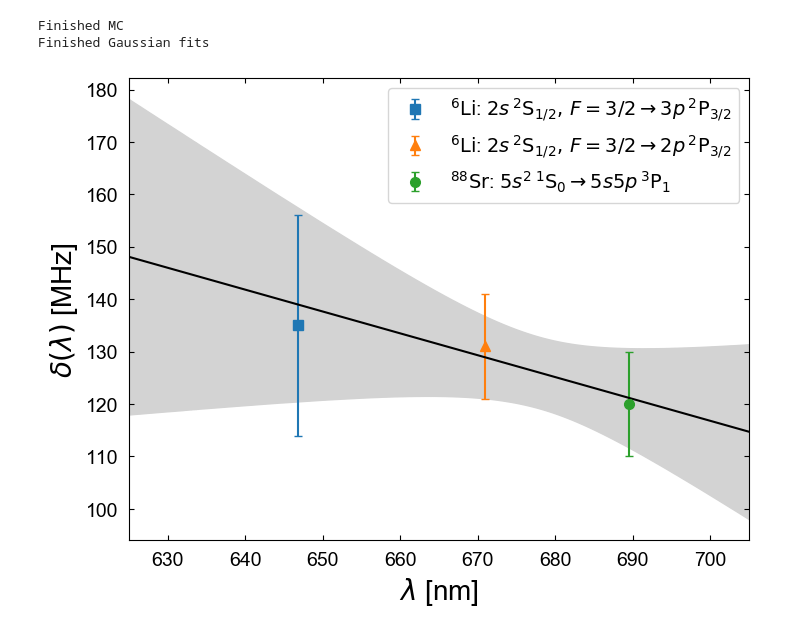
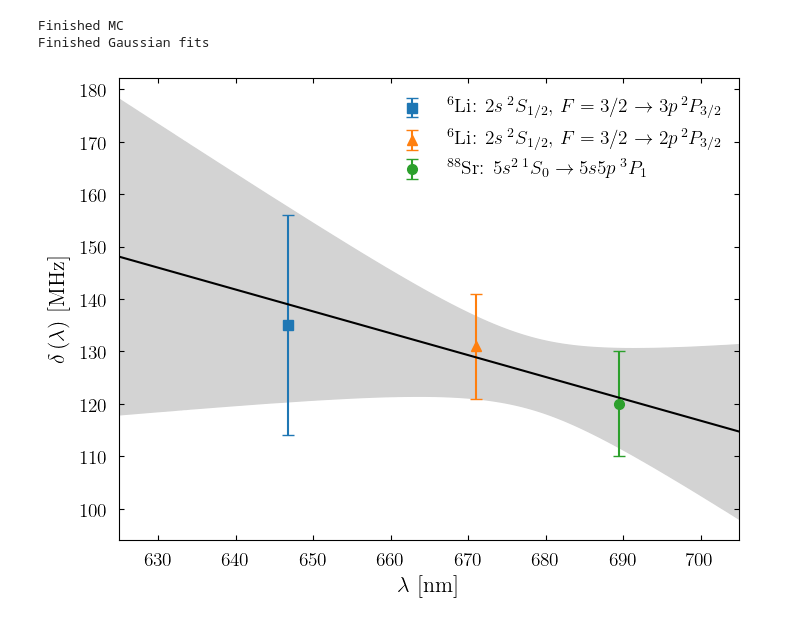
Before and after one commit to rogding/phd_thesis, a Jupyter notebook: chapters/fermion_spectroscopy/wavemeter_calibration/wm_cal-fit.ipynb, the cells around one changed output. Drawn from its saved outputs; the diff is of its cells as text; code cells hidden in the pictures.

Commit message:
Updated wavemeter linear fit and drift plots

```diff
--- a/chapters/fermion_spectroscopy/wavemeter_calibration/wm_cal-fit.ipynb
+++ b/chapters/fermion_spectroscopy/wavemeter_calibration/wm_cal-fit.ipynb
@@ -4,14 +4,25 @@ import numpy as np
 import matplotlib.pyplot as plt
 from uncertainties import unumpy
 from scipy.optimize import curve_fit
+# %%
+# To use LaTeX and select Helvetica as the default font, without editing matplotlibrc use:
+from matplotlib import rc
+rc('font',**{'family':'sans-serif','sans-serif':['Helvetica']})
+## for Palatino and other serif fonts use:
+#rc('font',**{'family':'serif','serif':['Palatino']})
+rc('text', usetex=True)
+
+plt.rc('text', usetex=True)
+plt.rc('text.latex', preamble=r'\usepackage{physics}')
+plt.rc('font', family='serif')
 # %%
 # Close all open figures
 plt.close("all")
 plt.rcdefaults()
 # %%
-data_label = [r'$^{6}\mathrm{Li}$: $2s\,^{2}\mathrm{S}_{1/2},\,F=3/2 \rightarrow 3p\,^{2}\mathrm{P}_{3/2}$',
-              r'$^{6}\mathrm{Li}$: $2s\,^{2}\mathrm{S}_{1/2},\,F=3/2 \rightarrow 2p\,^{2}\mathrm{P}_{3/2}$',
-              r'$^{88}\mathrm{Sr}$: $5s^{2}\,^{1}\mathrm{S}_{0} \rightarrow 5s5p\,^{3}\mathrm{P}_{1}$']
+data_label = [r'${}^{6}\mathrm{Li}$: $2s\,{}^{2}{S}_{1/2},\,F=3/2 \rightarrow 3p\,{}^{2}{P}_{3/2}$',
+              r'${}^{6}\mathrm{Li}$: $2s\,{}^{2}{S}_{1/2},\,F=3/2 \rightarrow 2p\,{}^{2}{P}_{3/2}$',
+              r'${}^{88}\mathrm{Sr}$: $5s^{2}\,{}^{1}{S}_{0} \rightarrow 5s5p\,{}^{3}{P}_{1}$']
 
 data = {'Wavenumber (avg)': [15462.5851, 14903.6295254, 14504.33824159],
         'Wavenumber (std)': [0.0005, 0.0000007, 0.00000033],
@@ -92,44 +103,52 @@ popt, pcov = curve_fit(lin_func, wm_linear['Wavelength (avg)'], wm_linear['Devia
 Finished MC
 Finished Gaussian fits
 # %%
-rc_params = {'font.family':'arial',
-             'xtick.labelsize':14,
+#rc_params = {'font.family':'arial',
+#             'xtick.labelsize':14,
+#             'ytick.labelsize':14,
+#             'legend.fontsize':14,
+#             'axes.labelsize':20}
+
+rc_params = {'xtick.labelsize':14,
              'ytick.labelsize':14,
              'legend.fontsize':14,
-             'axes.labelsize':20}
+             'axes.labelsize':16,
+             'text.usetex':True,
+             'text.latex.preamble':r'\usepackage{physics}',
+             'font.family':'serif'}
 
 with plt.rc_context(rc_params):
     plt.figure(figsize = (8,6))
 
     for index, row in wm_linear.iterrows():
             plt.errorbar(row['Wavelength (avg)'], row['Deviation (avg)'], yerr = row['Deviation (std)'],
-                                   fmt=row['marker'], capsize=3, label=row['label'], markersize=7)
+                                   fmt=row['marker'], capsize=4, label=row['label'], markersize=7)
 
     plt.plot(X, lin_func(X, popt[0], popt[1]), color='black')
     plt.fill_between(X, lin_func(X, popt[0], popt[1]) + gauss_sigma,
                      lin_func(X, popt[0], popt[1]) - gauss_sigma,
                      color = 'lightgray')
     #plt.plot(X, lin_func(X, popt[0], popt[1]) + gauss_sigma)
     #plt.plot(X, lin_func(X, popt[0], popt[1]) - gauss_sigma)
 
     plt.xlim((x_min, x_max))
     #plt.ylim((y_min, y_max))
 
-    plt.legend(loc='best')
-    plt.xlabel(r'$\lambda$ [nm]')
-    plt.ylabel(r'$\delta\left(\lambda\right)$ [MHz]')
+    plt.legend(loc='best', frameon=False)
+    plt.xlabel(r'$\lambda$ [nm]', ha='center')
+    plt.ylabel(r'$\delta\left(\lambda\right)$ [MHz]', labelpad=15, va='center')
 
     # Workaround to fix ticks chaning fonts when using latex
     # https://stackoverflow.com/questions/43248336/matplotlib-tick-labels-are-inconsist-with-font-setting-latex-text-example
     #plt.xticks(np.linspace(x_min, x_max, 8))
     #plt.yticks(np.linspace(y_min, y_max, 7))
 
     ax = plt.gca()
     ax.tick_params(which='both', axis='both', direction='in', pad=8)
     ax.xaxis.set_ticks_position('both')
     ax.yaxis.set_ticks_position('both')
 
-    plt.savefig('wm_fit.svg', bbox_inches='tight', transparent=True)
+    plt.savefig('wm_fit.svg', bbox_inches='tight')
     plt.show()
 # %% [output]
-[figure, old version]
+[figure, new version]
```
Also changed, not shown: 7 other files.
